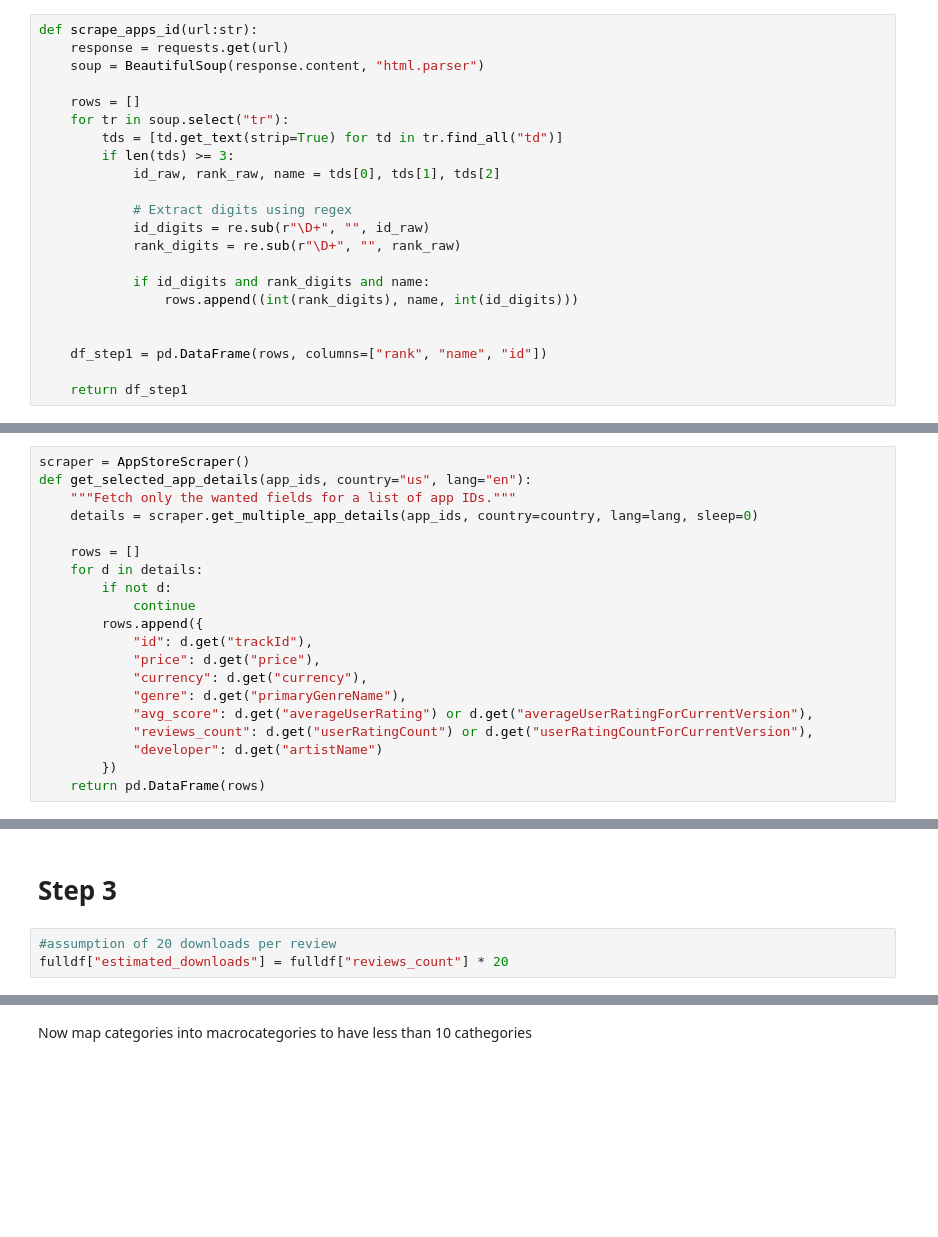
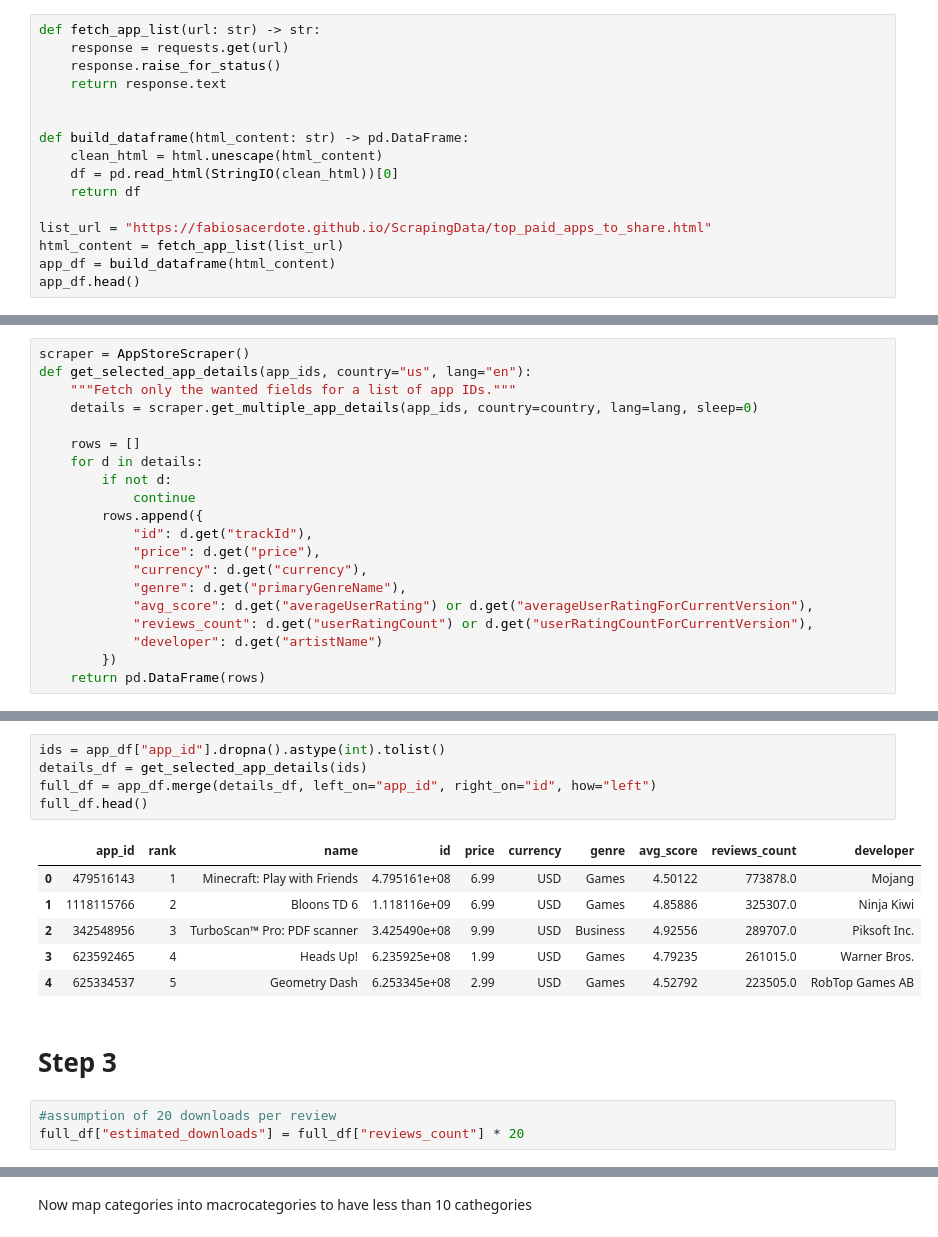
Before and after one commit to guidomagnani/empirical-IO-ps, a Jupyter notebook: src/Code.ipynb, the cells around one changed output, grey strips where cells are left out. Cells and saved outputs as stored; diff of their text form; blank space fills up the shorter version.

```diff
--- a/src/Code.ipynb
+++ b/src/Code.ipynb
@@ -14,22 +18,16 @@ url = "https://fabiosacerdote.github.io/ScrapingData/top_paid_apps_to_share.html
 # %%
-def scrape_apps_id(url:str):
+def fetch_app_list(url: str) -> str:
     response = requests.get(url)
-    soup = BeautifulSoup(response.content, "html.parser")
-
-    rows = []
-    for tr in soup.select("tr"):
-        tds = [td.get_text(strip=True) for td in tr.find_all("td")]
-        if len(tds) >= 3:
-            id_raw, rank_raw, name = tds[0], tds[1], tds[2]
-
-            # Extract digits using regex
-            id_digits = re.sub(r"\D+", "", id_raw)
-            rank_digits = re.sub(r"\D+", "", rank_raw)
-
-            if id_digits and rank_digits and name:
-                rows.append((int(rank_digits), name, int(id_digits)))
+    response.raise_for_status()
+    return response.text
 
 
-    df_step1 = pd.DataFrame(rows, columns=["rank", "name", "id"])
+def build_dataframe(html_content: str) -> pd.DataFrame:
+    clean_html = html.unescape(html_content)
+    df = pd.read_html(StringIO(clean_html))[0]
+    return df
 
-    return df_step1
+list_url = "https://fabiosacerdote.github.io/ScrapingData/top_paid_apps_to_share.html"
+html_content = fetch_app_list(list_url)
+app_df = build_dataframe(html_content)
+app_df.head()
@@ -80,6 +63,18 @@ fulldf
+# %%
+ids = app_df["app_id"].dropna().astype(int).tolist()
+details_df = get_selected_app_details(ids)
+full_df = app_df.merge(details_df, left_on="app_id", right_on="id", how="left")
+full_df.head()
+# %% [output]
+|  | app_id | rank | name | id | price | currency | genre | avg_score | reviews_count | developer |
+| 0 | 479516143 | 1 | Minecraft: Play with Friends | 4.795161e+08 | 6.99 | USD | Games | 4.50122 | 773878.0 | Mojang |
+| 1 | 1118115766 | 2 | Bloons TD 6 | 1.118116e+09 | 6.99 | USD | Games | 4.85886 | 325307.0 | Ninja Kiwi |
+| 2 | 342548956 | 3 | TurboScan™ Pro: PDF scanner | 3.425490e+08 | 9.99 | USD | Business | 4.92556 | 289707.0 | Piksoft Inc. |
+| 3 | 623592465 | 4 | Heads Up! | 6.235925e+08 | 1.99 | USD | Games | 4.79235 | 261015.0 | Warner Bros. |
+| 4 | 625334537 | 5 | Geometry Dash | 6.253345e+08 | 2.99 | USD | Games | 4.52792 | 223505.0 | RobTop Games AB |
 # %% [markdown]
 # Step 3
 # %%
 #assumption of 20 downloads per review
-fulldf["estimated_downloads"] = fulldf["reviews_count"] * 20
+full_df["estimated_downloads"] = full_df["reviews_count"] * 20
 # %% [markdown]
```
Also changed, not shown: parts of 13 cells of this notebook, 6 other files.
